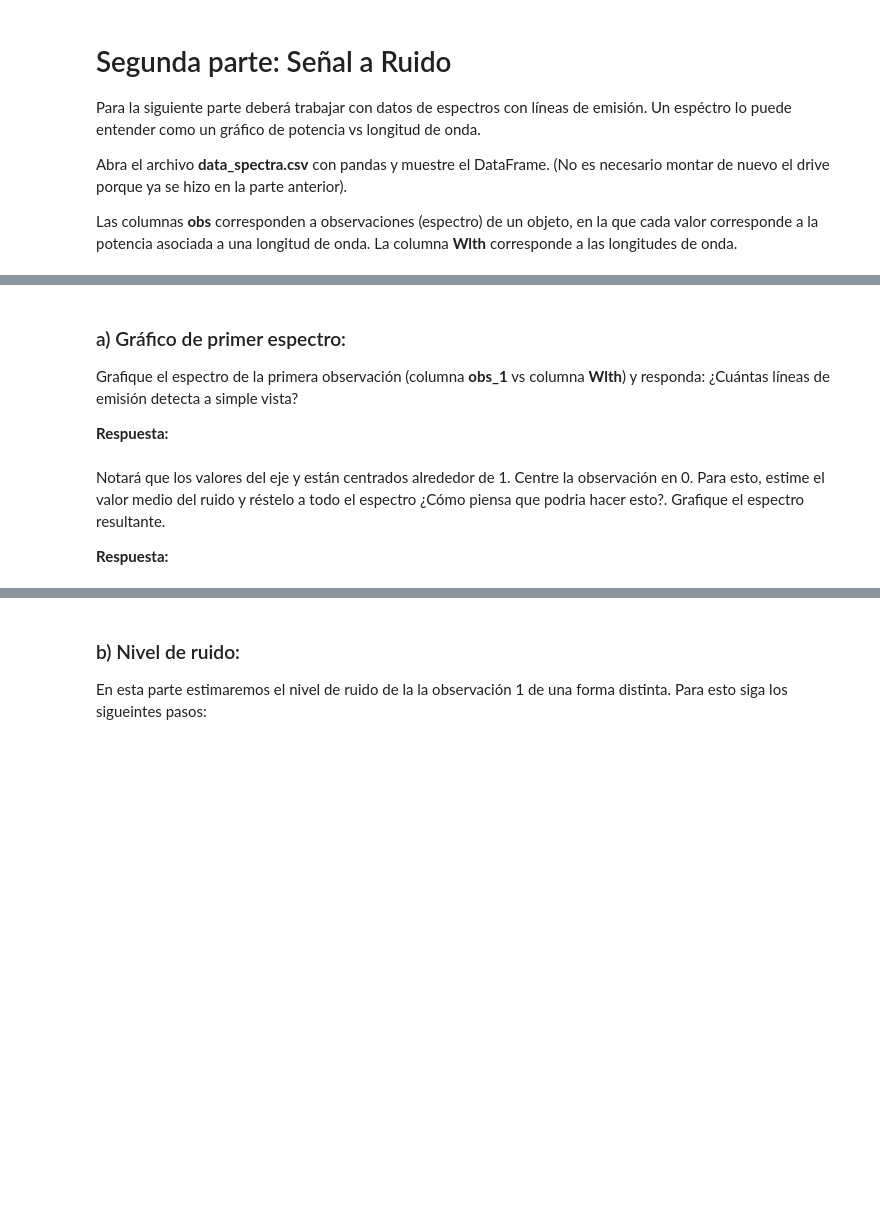
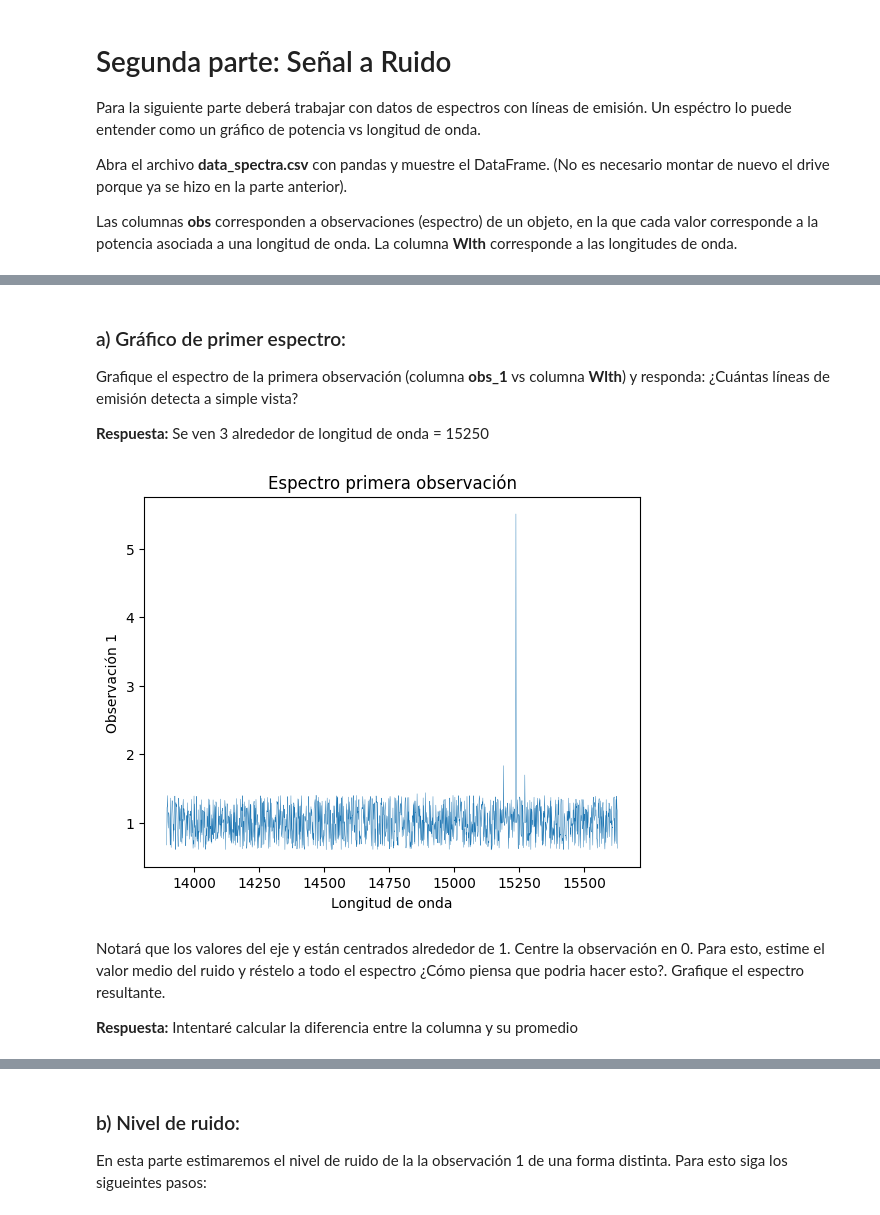
Before and after one commit to FPereiraI/Tarea-2, a Jupyter notebook: Tarea2.ipynb, the cells around one changed output, grey strips where cells are left out. Saved outputs shown, nothing was run; the diff lists cells and outputs as text; code cells hidden in the pictures; blank space fills up the shorter version.

```diff
--- a/Tarea2.ipynb
+++ b/Tarea2.ipynb
@@ -216,4 +217,5 @@ Abra el archivo **data_spectra.csv** con pandas y muestre el DataFrame. (No es n
 Las columnas **obs** corresponden a observaciones (espectro) de un objeto, en la que cada valor corresponde a la potencia asociada a una longitud de onda. La columna **Wlth** corresponde a las longitudes de onda.
 # %%
 # Lea y muestre el DataFrame aquí
-data =
+data = pd.read_csv("/content/drive/MyDrive/Docs/data_spectra.csv")
+data.head(10)
@@ -221,4 +236,4 @@ data =
 ### a) Gráfico de primer espectro:
 Grafique el espectro de la primera observación (columna **obs_1** vs columna **Wlth**) y responda: ¿Cuántas líneas de emisión detecta a simple vista?
 
-**Respuesta:**
+**Respuesta:** Se ven 3 alrededor de longitud de onda = 15250
@@ -227,4 +240,15 @@ Grafique el espectro de la primera observación (columna **obs_1** vs columna **
+# %%
+# Grafique aquí
+obs_1 = data["obs_1"]
+wLth = data["Wlth"]
+plt.plot(wLth, obs_1, linewidth=0.3) #linewidth para graficar líneas más delgadas y así poder apreciar mejor los datos
+plt.title("Espectro primera observación")
+plt.xlabel("Longitud de onda")
+plt.ylabel("Observación 1")
+plt.show()
+# %% [output]
+[figure, added]
 # %% [markdown]
 Notará que los valores del eje y están centrados alrededor de 1. Centre la observación en 0. Para esto, estime el valor medio del ruido y réstelo a todo el espectro ¿Cómo piensa que podria hacer esto?. Grafique el espectro resultante.
 
-**Respuesta:**
+**Respuesta:** Intentaré calcular la diferencia entre la columna y su promedio
```
Also changed, not shown: parts of 19 cells of this notebook.
